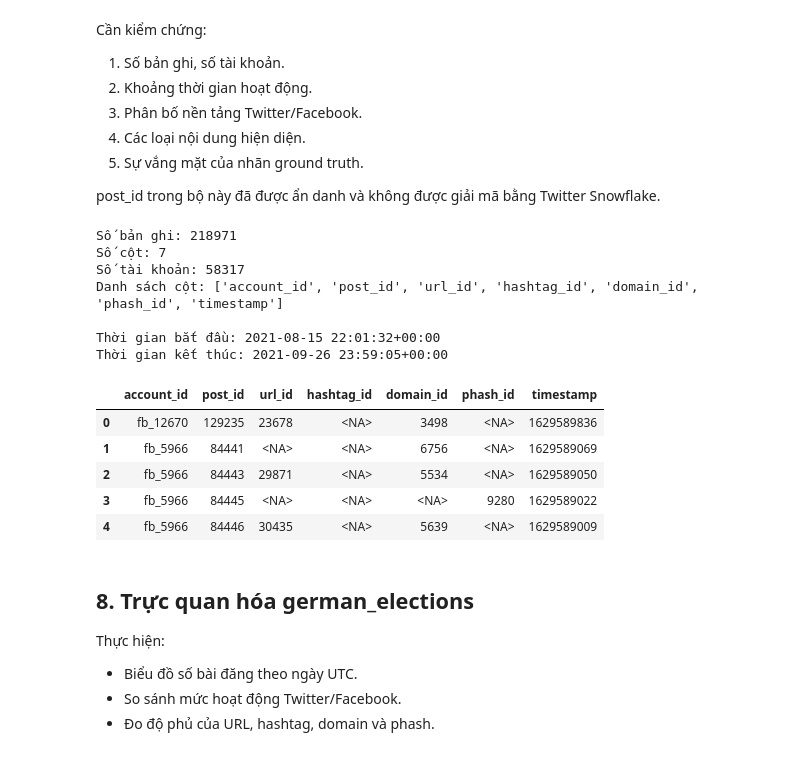
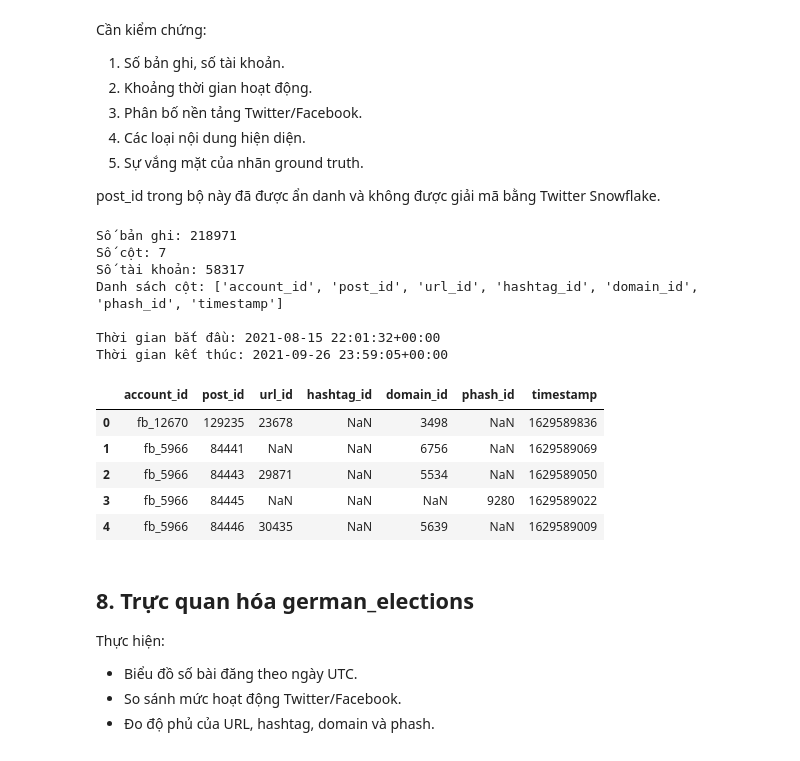
Before and after one commit to datachain-uit/CN-24521602-ThangLH, a Jupyter notebook: notebooks/T4_EDA_Pote_German.ipynb, the cells around one changed output. Saved outputs shown, nothing was run; the diff lists cells and outputs as text; code cells hidden in the pictures.

```diff
--- a/notebooks/T4_EDA_Pote_German.ipynb
+++ b/notebooks/T4_EDA_Pote_German.ipynb
@@ -52,32 +34,35 @@ import matplotlib.pyplot as plt
 
 from IPython.display import display
 
-# Tìm thư mục gốc của project
-ROOT = next(
-    p for p in [Path.cwd(), *Path.cwd().parents]
-    if (p / "configs" / "paths.json").exists()
-)
+ROOT = next((p for p in [Path.cwd(), *Path.cwd().parents]
+             if (p / "configs" / "paths.json").exists()), None)
+if ROOT is None:
+    raise FileNotFoundError(
+        "Thiếu configs/paths.json. Chạy notebook trong repo dự án và khai báo "
+        "pote_dir, german_dir, output_dir trước khi Restart & Run All."
+    )
 
-# Đọc đường dẫn từ file cấu hình
-with open(ROOT / "configs" / "paths.json", encoding="utf-8") as f:
-    config = json.load(f)
+with open(ROOT / "configs" / "paths.json", encoding="utf-8") as f: config = json.load(f)
 
 POTE_DIR = ROOT / config["pote_dir"]
 GERMAN_DIR = ROOT / config["german_dir"]
 OUTPUT_DIR = ROOT / config["output_dir"]
 
-# Tạo thư mục lưu kết quả
+
 OUTPUT_DIR.mkdir(parents=True, exist_ok=True)
-
-# Tham số EDA
 CHUNK_SIZE = 100_000
 SNOWFLAKE_EPOCH = 1288834974657
-
-# Kiểm tra đường dẫn
 print("Project:", ROOT)
 print("Pote:", POTE_DIR, "| Exists:", POTE_DIR.exists())
 print("German:", GERMAN_DIR, "| Exists:", GERMAN_DIR.exists())
 print("Output:", OUTPUT_DIR)
+required_pote = ["RQ1_time_difference_of_reply.csv", "poster_tweetid_campaign_type.csv",
+                 "RQ3_replier_info.csv"]
+missing = [str(POTE_DIR / f) for f in required_pote if not (POTE_DIR / f).is_file()]
+if not (GERMAN_DIR / "german_elections.csv").is_file():
+    missing.append(str(GERMAN_DIR / "german_elections.csv"))
+if missing:
+    raise FileNotFoundError("Thiếu tệp dữ liệu gốc:\n" + "\n".join(missing))
 # %% [output]
 Project: d:\Cpp\CN-24521602-ThangLH
 Pote: d:\Cpp\CN-24521602-ThangLH\data\Coordinated_Reply_Attacks_dataset | Exists: True
@@ -464,40 +520,35 @@ Cần kiểm chứng:
 post_id trong bộ này đã được ẩn danh và không được giải mã bằng Twitter Snowflake.
 # %%
 german_path = GERMAN_DIR / "german_elections.csv"
-german = pd.read_csv(german_path, dtype="string")
+german = pd.read_csv(german_path, dtype=str)
 
 # Thông tin tổng quan
 print("Số bản ghi:", len(german))
 print("Số cột:", len(german.columns))
 print("Số tài khoản:", german["account_id"].nunique())
 print("Danh sách cột:", german.columns.tolist())
 
 # Kiểm tra thời gian
-german_time = pd.to_datetime(
-    pd.to_numeric(german["timestamp"], errors="coerce"),
-    unit="s",
-    utc=True,
-    errors="coerce"
-)
+german_time = pd.to_datetime(pd.to_numeric(german["timestamp"], errors="coerce"), unit="s", utc=True, errors="coerce")
 
 print("\nThời gian bắt đầu:", german_time.min())
 print("Thời gian kết thúc:", german_time.max())
 
 display(german.head())
 # %% [output]
 Số bản ghi: 218971
 Số cột: 7
 Số tài khoản: 58317
 Danh sách cột: ['account_id', 'post_id', 'url_id', 'hashtag_id', 'domain_id', 'phash_id', 'timestamp']
 
 Thời gian bắt đầu: 2021-08-15 22:01:32+00:00
 Thời gian kết thúc: 2021-09-26 23:59:05+00:00
 |  | account_id | post_id | url_id | hashtag_id | domain_id | phash_id | timestamp |
-| 0 | fb_12670 | 129235 | 23678 | <NA> | 3498 | <NA> | 1629589836 |
-| 1 | fb_5966 | 84441 | <NA> | <NA> | 6756 | <NA> | 1629589069 |
-| 2 | fb_5966 | 84443 | 29871 | <NA> | 5534 | <NA> | 1629589050 |
-| 3 | fb_5966 | 84445 | <NA> | <NA> | <NA> | 9280 | 1629589022 |
-| 4 | fb_5966 | 84446 | 30435 | <NA> | 5639 | <NA> | 1629589009 |
+| 0 | fb_12670 | 129235 | 23678 | NaN | 3498 | NaN | 1629589836 |
+| 1 | fb_5966 | 84441 | NaN | NaN | 6756 | NaN | 1629589069 |
+| 2 | fb_5966 | 84443 | 29871 | NaN | 5534 | NaN | 1629589050 |
+| 3 | fb_5966 | 84445 | NaN | NaN | NaN | 9280 | 1629589022 |
+| 4 | fb_5966 | 84446 | 30435 | NaN | 5639 | NaN | 1629589009 |
 # %% [markdown]
 ## 8. Trực quan hóa german_elections
 
```
Also changed, not shown: parts of 14 cells of this notebook, 4 other files.
